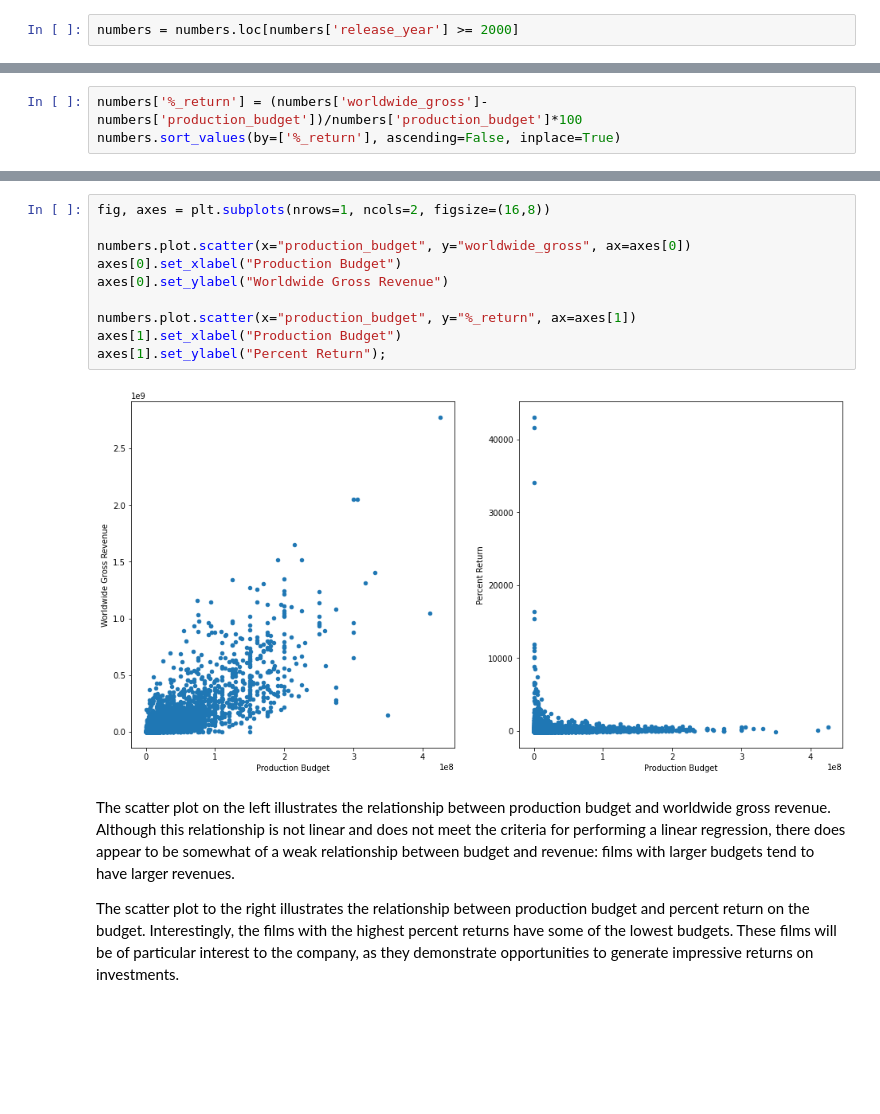
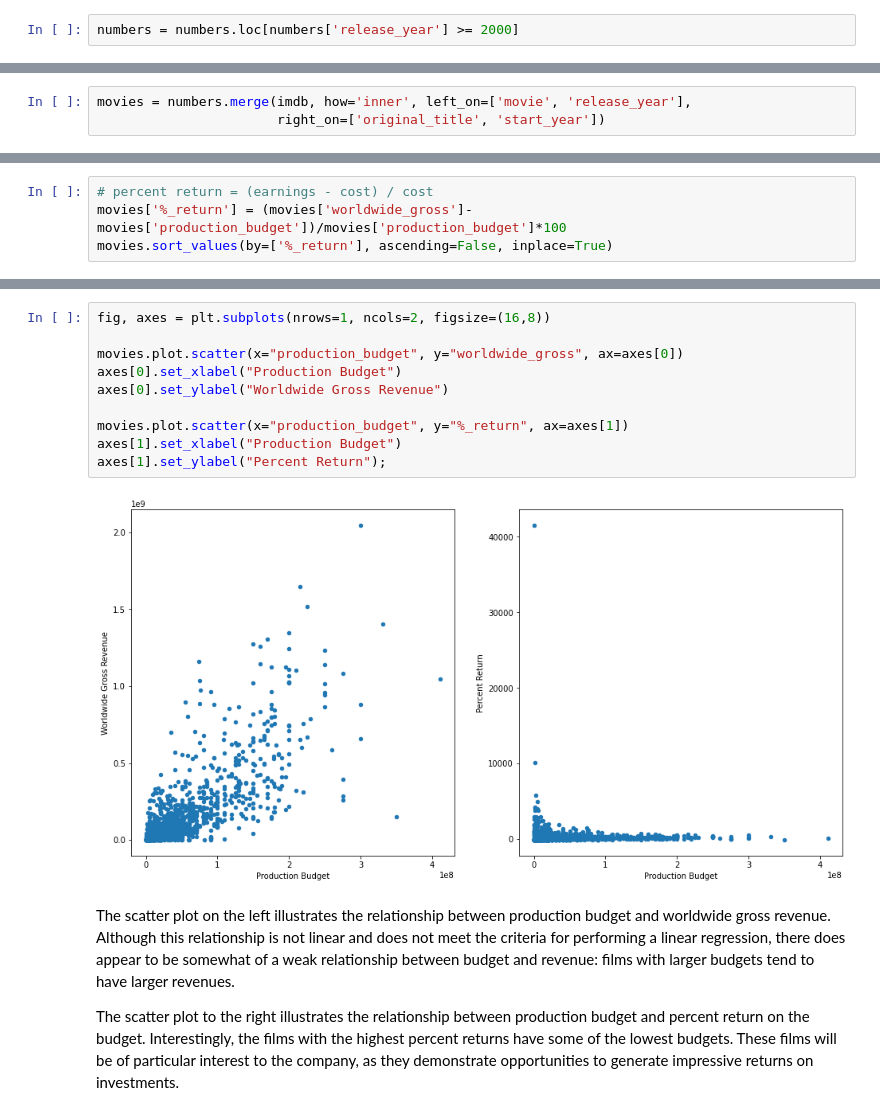
Before and after one commit to ccsurratt/highly_profitable_film_analysis, a Jupyter notebook: notebook.ipynb, the cells around one changed output, grey strips where cells are left out. Drawn from its saved outputs; the diff is of its cells as text; blank space fills up the shorter version.

Commit message:
Merged data before budget analysis and updated budget visualizations

```diff
--- a/notebook.ipynb
+++ b/notebook.ipynb
@@ -123 +142,4 @@ numbers = numbers.loc[numbers['release_year'] >= 2000]
+# %%
+movies = numbers.merge(imdb, how='inner', left_on=['movie', 'release_year'],
+                       right_on=['original_title', 'start_year'])
 # %%
@@ -137,5 +161,6 @@ These statistics show that on average, films released from 2000-2020 cost approx
 
 Looking at total gross revenue will give us some sense of what types of films perform best overall, but it will also be useful to consider the relationship between revenue and production budget. Therefore, I will create a new column called "%_return" that gives the gross revenue as a percentage of the production budget. The formula used can be seen in the cell below. I will also sort the dataframe by this column so that the most profitable films are easily accessible.
 # %%
-numbers['%_return'] = (numbers['worldwide_gross']-numbers['production_budget'])/numbers['production_budget']*100
-numbers.sort_values(by=['%_return'], ascending=False, inplace=True)
+# percent return = (earnings - cost) / cost
+movies['%_return'] = (movies['worldwide_gross']-movies['production_budget'])/movies['production_budget']*100
+movies.sort_values(by=['%_return'], ascending=False, inplace=True)
@@ -142,15 +183,15 @@ numbers.sort_values(by=['%_return'], ascending=False, inplace=True)
 # %%
 fig, axes = plt.subplots(nrows=1, ncols=2, figsize=(16,8))
 
-numbers.plot.scatter(x="production_budget", y="worldwide_gross", ax=axes[0])
+movies.plot.scatter(x="production_budget", y="worldwide_gross", ax=axes[0])
 axes[0].set_xlabel("Production Budget")
 axes[0].set_ylabel("Worldwide Gross Revenue")
 
-numbers.plot.scatter(x="production_budget", y="%_return", ax=axes[1])
+movies.plot.scatter(x="production_budget", y="%_return", ax=axes[1])
 axes[1].set_xlabel("Production Budget")
 axes[1].set_ylabel("Percent Return");
 # %% [output]
-[figure, old version]
+[figure, new version]
 # %% [markdown]
 The scatter plot on the left illustrates the relationship between production budget and worldwide gross revenue. Although this relationship is not linear and does not meet the criteria for performing a linear regression, there does appear to be somewhat of a weak relationship between budget and revenue: films with larger budgets tend to have larger revenues.
 
```
Also changed, not shown: parts of 52 cells of this notebook.
